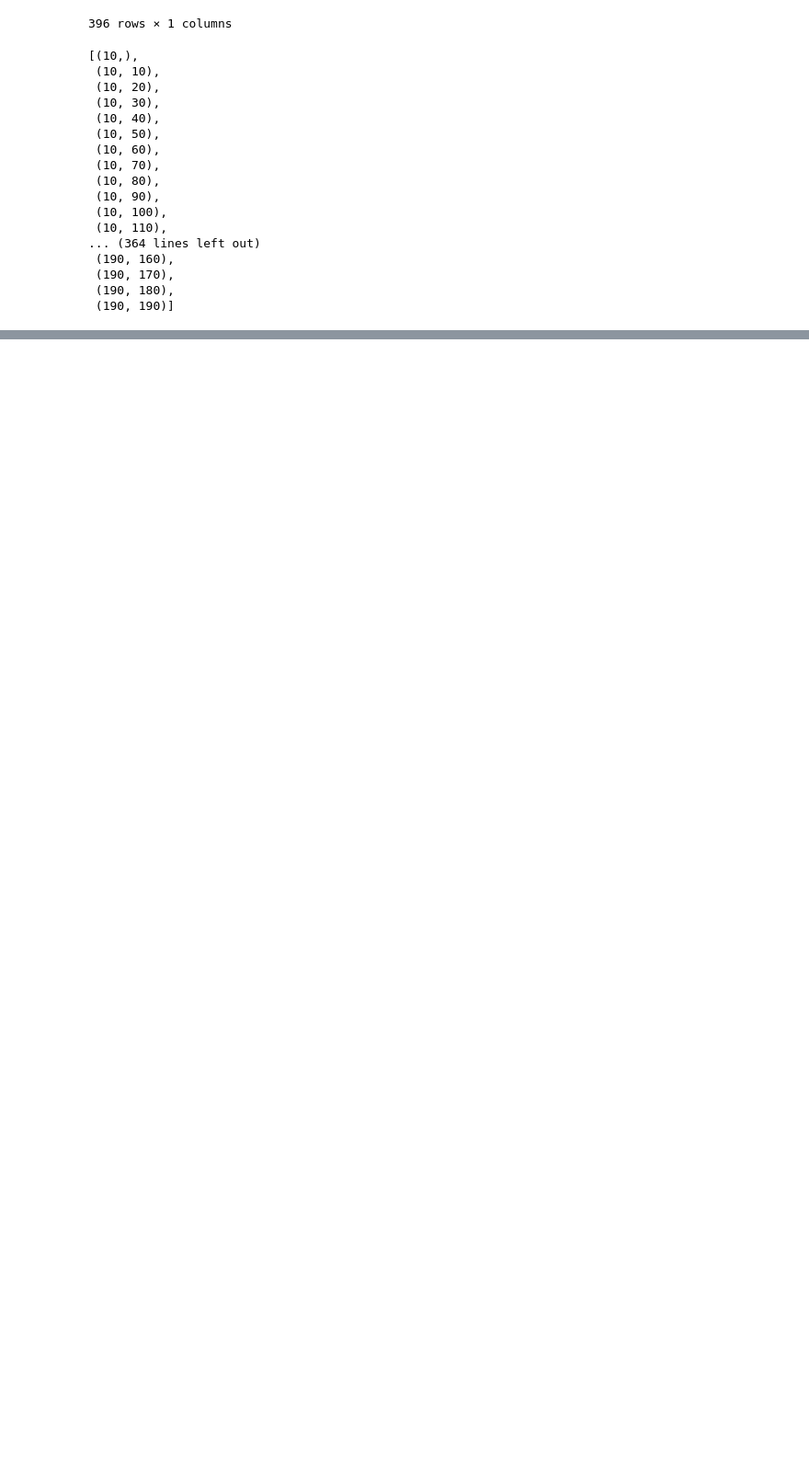
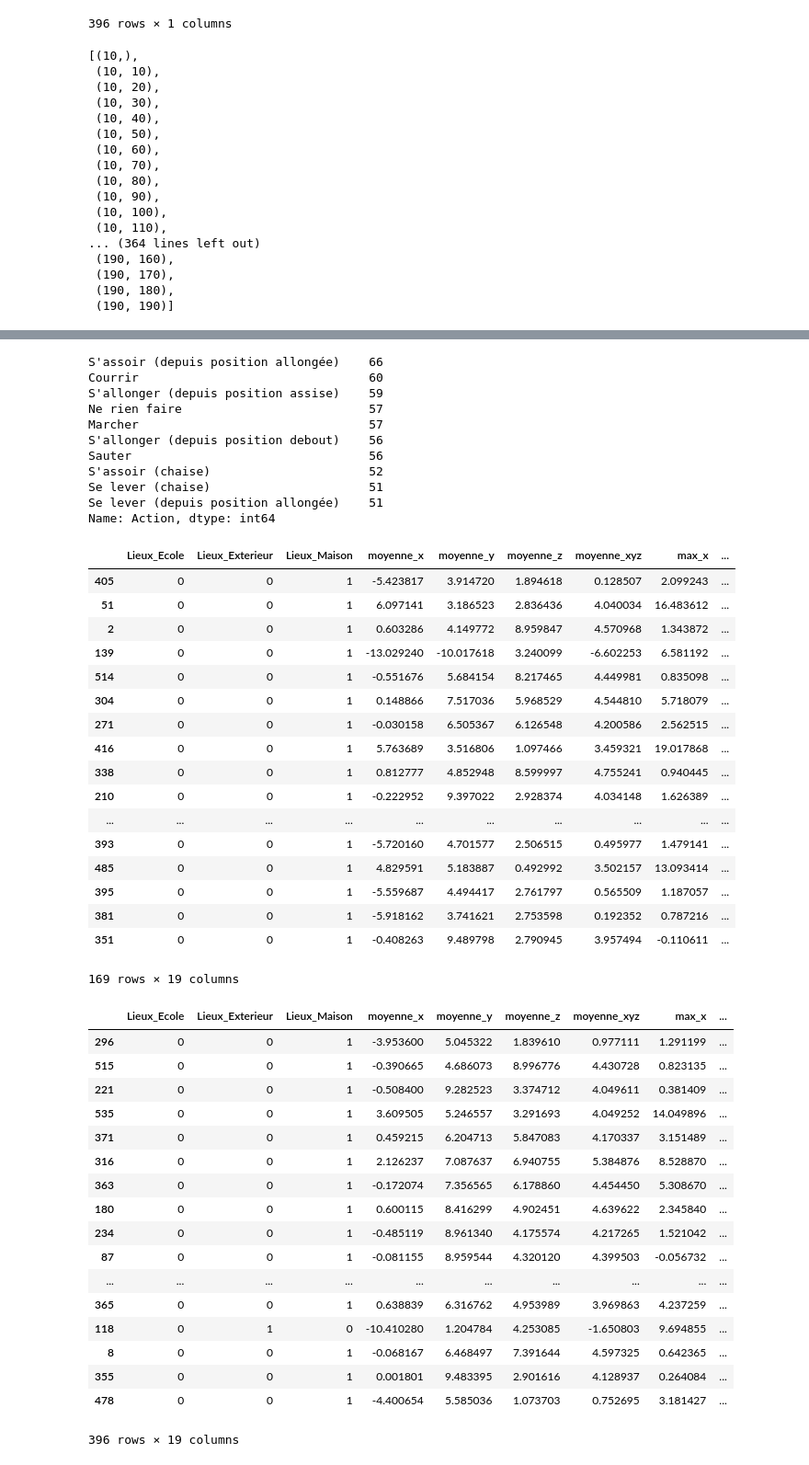
Before and after one commit to Asifadam93/UserActivityRecognition, a Jupyter notebook: Notebook_python/Dataset Analyse NPU.ipynb, the cells around one changed output, grey strips where cells are left out. Shown at 92% size. Drawn from its saved outputs; the diff is of its cells as text; code cells hidden in the pictures; blank space fills up the shorter version.

```diff
--- a/Notebook_python/Dataset Analyse NPU.ipynb
+++ b/Notebook_python/Dataset Analyse NPU.ipynb
@@ -530,0 +580,56 @@ for i in range(0,10):
+# %%
+# cration d'un jeu de données de test et d'entrainement
+source_train_analysed_2, source_test_analysed_2, cible_train_analysed_2, cible_test_analysed_2 = train_test_split(source_analysed_2, cible_analysed_2, test_size=0.7)
+# %%
+#[print('classe ',i,' : ',sum(cible_train==i)) for i in cible_train.values]
+
+display(pd.Series.value_counts(activity_dataset_analysed['Action']))
+display(source_train_analysed_2, source_test_analysed_2, cible_train_analysed_2, cible_test_analysed_2)
+# %% [output]
+S'assoir (depuis position allongée)    66
+Courrir                                60
+S'allonger (depuis position assise)    59
+Ne rien faire                          57
+Marcher                                57
+S'allonger (depuis position debout)    56
+Sauter                                 56
+S'assoir (chaise)                      52
+Se lever (chaise)                      51
+Se lever (depuis position allongée)    51
+Name: Action, dtype: int64
+|  | Lieux_Ecole | Lieux_Exterieur | Lieux_Maison | moyenne_x | moyenne_y | moyenne_z | moyenne_xyz | max_x | ... |
+| 405 | 0 | 0 | 1 | -5.423817 | 3.914720 | 1.894618 | 0.128507 | 2.099243 | ... |
+| 51 | 0 | 0 | 1 | 6.097141 | 3.186523 | 2.836436 | 4.040034 | 16.483612 | ... |
+| 2 | 0 | 0 | 1 | 0.603286 | 4.149772 | 8.959847 | 4.570968 | 1.343872 | ... |
+| 139 | 0 | 0 | 1 | -13.029240 | -10.017618 | 3.240099 | -6.602253 | 6.581192 | ... |
+| 514 | 0 | 0 | 1 | -0.551676 | 5.684154 | 8.217465 | 4.449981 | 0.835098 | ... |
+| 304 | 0 | 0 | 1 | 0.148866 | 7.517036 | 5.968529 | 4.544810 | 5.718079 | ... |
+| 271 | 0 | 0 | 1 | -0.030158 | 6.505367 | 6.126548 | 4.200586 | 2.562515 | ... |
+| 416 | 0 | 0 | 1 | 5.763689 | 3.516806 | 1.097466 | 3.459321 | 19.017868 | ... |
+| 338 | 0 | 0 | 1 | 0.812777 | 4.852948 | 8.599997 | 4.755241 | 0.940445 | ... |
+| 210 | 0 | 0 | 1 | -0.222952 | 9.397022 | 2.928374 | 4.034148 | 1.626389 | ... |
+| ... | ... | ... | ... | ... | ... | ... | ... | ... | ... |
+| 393 | 0 | 0 | 1 | -5.720160 | 4.701577 | 2.506515 | 0.495977 | 1.479141 | ... |
+| 485 | 0 | 0 | 1 | 4.829591 | 5.183887 | 0.492992 | 3.502157 | 13.093414 | ... |
+| 395 | 0 | 0 | 1 | -5.559687 | 4.494417 | 2.761797 | 0.565509 | 1.187057 | ... |
+| 381 | 0 | 0 | 1 | -5.918162 | 3.741621 | 2.753598 | 0.192352 | 0.787216 | ... |
+| 351 | 0 | 0 | 1 | -0.408263 | 9.489798 | 2.790945 | 3.957494 | -0.110611 | ... |
+169 rows × 19 columns
+|  | Lieux_Ecole | Lieux_Exterieur | Lieux_Maison | moyenne_x | moyenne_y | moyenne_z | moyenne_xyz | max_x | ... |
+| 296 | 0 | 0 | 1 | -3.953600 | 5.045322 | 1.839610 | 0.977111 | 1.291199 | ... |
+| 515 | 0 | 0 | 1 | -0.390665 | 4.686073 | 8.996776 | 4.430728 | 0.823135 | ... |
+| 221 | 0 | 0 | 1 | -0.508400 | 9.282523 | 3.374712 | 4.049611 | 0.381409 | ... |
+| 535 | 0 | 0 | 1 | 3.609505 | 5.246557 | 3.291693 | 4.049252 | 14.049896 | ... |
+| 371 | 0 | 0 | 1 | 0.459215 | 6.204713 | 5.847083 | 4.170337 | 3.151489 | ... |
+| 316 | 0 | 0 | 1 | 2.126237 | 7.087637 | 6.940755 | 5.384876 | 8.528870 | ... |
+| 363 | 0 | 0 | 1 | -0.172074 | 7.356565 | 6.178860 | 4.454450 | 5.308670 | ... |
+| 180 | 0 | 0 | 1 | 0.600115 | 8.416299 | 4.902451 | 4.639622 | 2.345840 | ... |
+| 234 | 0 | 0 | 1 | -0.485119 | 8.961340 | 4.175574 | 4.217265 | 1.521042 | ... |
+| 87 | 0 | 0 | 1 | -0.081155 | 8.959544 | 4.320120 | 4.399503 | -0.056732 | ... |
+| ... | ... | ... | ... | ... | ... | ... | ... | ... | ... |
+| 365 | 0 | 0 | 1 | 0.638839 | 6.316762 | 4.953989 | 3.969863 | 4.237259 | ... |
+| 118 | 0 | 1 | 0 | -10.410280 | 1.204784 | 4.253085 | -1.650803 | 9.694855 | ... |
+| 8 | 0 | 0 | 1 | -0.068167 | 6.468497 | 7.391644 | 4.597325 | 0.642365 | ... |
+| 355 | 0 | 0 | 1 | 0.001801 | 9.483395 | 2.901616 | 4.128937 | 0.264084 | ... |
+| 478 | 0 | 0 | 1 | -4.400654 | 5.585036 | 1.073703 | 0.752695 | 3.181427 | ... |
+396 rows × 19 columns
```
Also changed, not shown: parts of 20 cells of this notebook, 1 other file.
